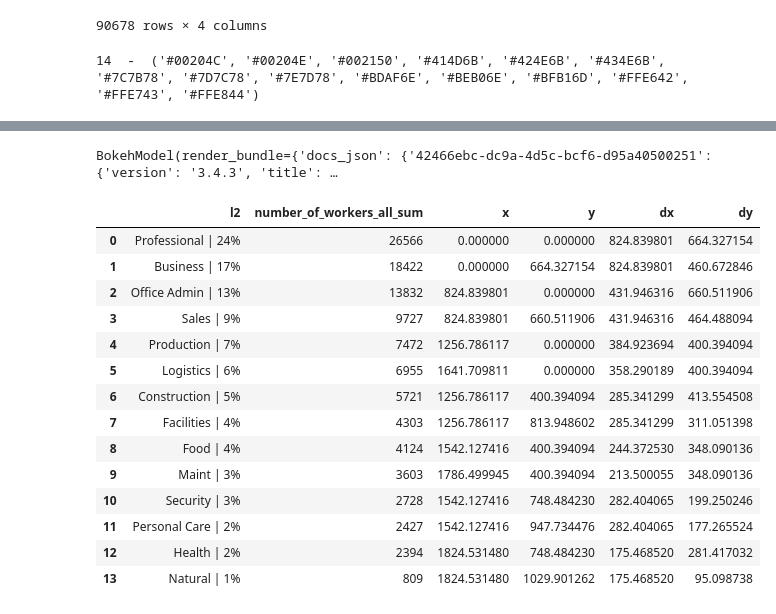
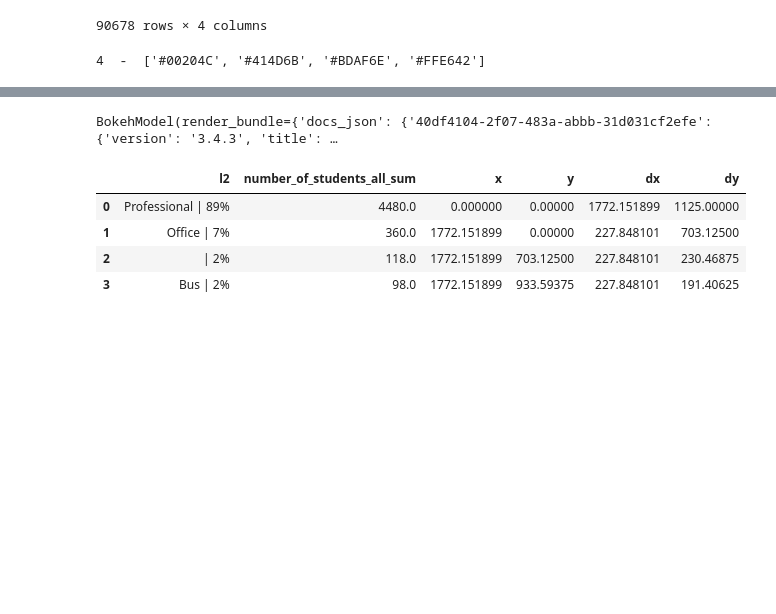
Before and after one commit to MADS-593-Project/Project, a Jupyter notebook: scripts/austin-exploratory-2.ipynb, the cells around one changed output, grey strips where cells are left out. Cells and saved outputs as stored; diff of their text form; code cells hidden in the pictures; blank space fills up the shorter version.

```diff
--- a/scripts/austin-exploratory-2.ipynb
+++ b/scripts/austin-exploratory-2.ipynb
@@ -478,6 +263,6 @@ def get_format_parameters(metric, number_of_groups) -> dict:
 # %%
-
-
+import sys
+import os
 
 import pandas as pd
 from squarify import normalize_sizes, squarify
@@ -491,18 +276,25 @@ from jupyter_bokeh.widgets import BokehModel # widgets third party extension wil
 from bokeh.transform import linear_cmap
 from bokeh.models import CrosshairTool, Span, NumeralTickFormatter, HoverTool, CustomJS, Slider, ColumnDataSource
 
+module_path = os.path.abspath(os.path.join('..'))
+if module_path not in sys.path:
+    sys.path.append(module_path)
+
+from data_manipulation import get_short_names, get_format_parameters
 
 df_occupation_level_mapping = pd.read_excel('../assets/bls_cpsaat39_2011_to_2015.xlsx', sheet_name='level_mapping_l0', header=0)
 df_occupation_level_mapping_distinct = df_occupation_level_mapping[['l4', 'l3', 'l2', 'l1']].drop_duplicates().reset_index()
 df_occupation_level_mapping_distinct = df_occupation_level_mapping_distinct[['l4', 'l3', 'l2', 'l1']]
 df_occupation_level_mapping_distinct
 
-# metric = 'number_of_students_women_sum'
-metric = 'number_of_workers_all_sum'
+metric = 'number_of_students_all_sum'
+# metric = 'number_of_workers_all_sum'
 base_metric = metric.replace('_sum', '').replace('_women', '').replace('_men', '').replace('_all', '')
 
 l1_grouping = df_level_list[0]
 l2_grouping = df_level_list[1]
+
+l1_grouping[l1_grouping['l1'] != 'Healthcare practitioners and technical occupations']
 
 l1_grouping = pd.merge(l1_grouping,
                         df_occupation_level_mapping_distinct[['l1', 'l2']],
@@ -531,10 +323,6 @@ l2_grouping['l2'] = l2_grouping.apply(lambda x: x['l2'] + ' | ' + str(int(round(
 l2_lookup = {k: k + " | " + v for k, v in (x.split(" | ") for x in l2_grouping['l2'].to_list())}
 l1_grouping['l2'] = l1_grouping.apply(lambda x: l2_lookup[x['l2']], axis=1)
 
-# l1_grouping
-
-
-
 # keep only records with non-zero values, otherwise treemap will throw a divide by zero error
 l1_grouping = l1_grouping[l1_grouping[metric] > 0]
 l2_grouping = l2_grouping[l2_grouping[metric] > 0]
@@ -547,19 +335,7 @@ def treemap(df, col, x, y, dx, dy, *, N=100):
     return sub_df.join(blocks_df, how='left').reset_index()
 
 
-# for sex in ['women','men','all']:
-#     if sex in metric:
-#         l2_grouping['l2'] = l2_grouping['l2'].apply(lambda x: x + ' ' + sex.title())
-#         break
-
-# for sex in ['women','men','all']:
-#     if sex in metric:
-#         l1_grouping['l2'] = l1_grouping['l2'].apply(lambda x: x + ' ' + sex.title())
-#         break
-
-
 l2s = tuple(l2_grouping['l2'].unique().tolist())
-
 
 x, y, w, h = 0, 0, 2000, 1125
 blocks_by_L2 = treemap(l2_grouping, metric, x, y, w, h)
@@ -589,52 +365,46 @@ l2_params = param_set['l2']
 l1_params = param_set['l1']
 
 p.block('x', 'y', 'dx', 'dy', source=blocks, line_width=block_params['line_width'], line_color=block_params['line_color'],
-        fill_alpha=block_params['fill_alpha'], fill_color=factor_cmap("l2", block_params['palette'][::-1] if 'women' in metric else block_params['palette'], l2s)) #legend_field="l2",
+        legend_field="l2", fill_alpha=block_params['fill_alpha'],
+        fill_color=factor_cmap("l2", block_params['palette'][::-1] if 'women' in metric or 'all' in metric else block_params['palette'], l2s))
 
 p.text('x', 'y',  x_offset=l2_params['x_offset'], y_offset=l2_params['y_offset'], text="l2", source=blocks_by_L2,
        text_font_size=l2_params['text_font_size'], text_color=l2_params['text_color'])
 
 blocks["ytop"] = blocks.y + blocks.dy
 
 p.text('x', 'ytop', x_offset=l1_params['x_offset'], y_offset=l1_params['y_offset'], text="l1", source=blocks,
        text_font_size=l1_params['text_font_size'], text_baseline=l1_params['text_baseline'],
        text_color=l1_params['text_color'])
 
-# p.legend.title = "L2 Grouping"
-# p.legend.label_text_font_size = "10pt"
-# p.legend.location = "top_right"
-# p.legend.orientation = "vertical"
+p.legend.title = "L2 Grouping"
+p.legend.label_text_font_size = "10pt"
+p.legend.location = "bottom_right"
+p.legend.orientation = "vertical"
+p.legend.background_fill_alpha = 1
 
+
+# p.legend.y_offset = 25
 
 # Generate color band
 # y = l2_grouping[metric]
 # cmap = linear_cmap(field_name='y', palette=get_palette(len(l2_grouping)), low=min(y), high=max(y))
 # r = p.scatter(l2_grouping['l2'], y, color=cmap, size=25, legend_label='Occupation')
 # color_bar = r.construct_color_bar(width=10) #, formatter=NumeralTickFormatter(format="0,0")
 # p.add_layout(color_bar, 'right')
 
 output_notebook()
 handle = display(BokehModel(p))
 blocks
 
 blocks_by_L2
 # %% [output]
-14  -  ('#00204C', '#00204E', '#002150', '#414D6B', '#424E6B', '#434E6B', '#7C7B78', '#7D7C78', '#7E7D78', '#BDAF6E', '#BEB06E', '#BFB16D', '#FFE642', '#FFE743', '#FFE844')
+4  -  ['#00204C', '#414D6B', '#BDAF6E', '#FFE642']
 [interactive output not drawn]
 [interactive output not drawn]
-BokehModel(render_bundle={'docs_json': {'42466ebc-dc9a-4d5c-bcf6-d95a40500251': {'version': '3.4.3', 'title': …
+BokehModel(render_bundle={'docs_json': {'40df4104-2f07-483a-abbb-31d031cf2efe': {'version': '3.4.3', 'title': …
-|  | l2 | number_of_workers_all_sum | x | y | dx | dy |
-| 0 | Professional | 24% | 26566 | 0.000000 | 0.000000 | 824.839801 | 664.327154 |
-| 1 | Business | 17% | 18422 | 0.000000 | 664.327154 | 824.839801 | 460.672846 |
-| 2 | Office Admin | 13% | 13832 | 824.839801 | 0.000000 | 431.946316 | 660.511906 |
-| 3 | Sales | 9% | 9727 | 824.839801 | 660.511906 | 431.946316 | 464.488094 |
-| 4 | Production | 7% | 7472 | 1256.786117 | 0.000000 | 384.923694 | 400.394094 |
-| 5 | Logistics | 6% | 6955 | 1641.709811 | 0.000000 | 358.290189 | 400.394094 |
-| 6 | Construction | 5% | 5721 | 1256.786117 | 400.394094 | 285.341299 | 413.554508 |
-| 7 | Facilities | 4% | 4303 | 1256.786117 | 813.948602 | 285.341299 | 311.051398 |
-| 8 | Food | 4% | 4124 | 1542.127416 | 400.394094 | 244.372530 | 348.090136 |
-| 9 | Maint | 3% | 3603 | 1786.499945 | 400.394094 | 213.500055 | 348.090136 |
-| 10 | Security | 3% | 2728 | 1542.127416 | 748.484230 | 282.404065 | 199.250246 |
-| 11 | Personal Care | 2% | 2427 | 1542.127416 | 947.734476 | 282.404065 | 177.265524 |
-| 12 | Health | 2% | 2394 | 1824.531480 | 748.484230 | 175.468520 | 281.417032 |
-| 13 | Natural | 1% | 809 | 1824.531480 | 1029.901262 | 175.468520 | 95.098738 |
+|  | l2 | number_of_students_all_sum | x | y | dx | dy |
+| 0 | Professional | 89% | 4480.0 | 0.000000 | 0.00000 | 1772.151899 | 1125.00000 |
+| 1 | Office | 7% | 360.0 | 1772.151899 | 0.00000 | 227.848101 | 703.12500 |
+| 2 | | 2% | 118.0 | 1772.151899 | 703.12500 | 227.848101 | 230.46875 |
+| 3 | Bus | 2% | 98.0 | 1772.151899 | 933.59375 | 227.848101 | 191.40625 |
```
Also changed, not shown: parts of 1 cell of this notebook, 14 other files.
